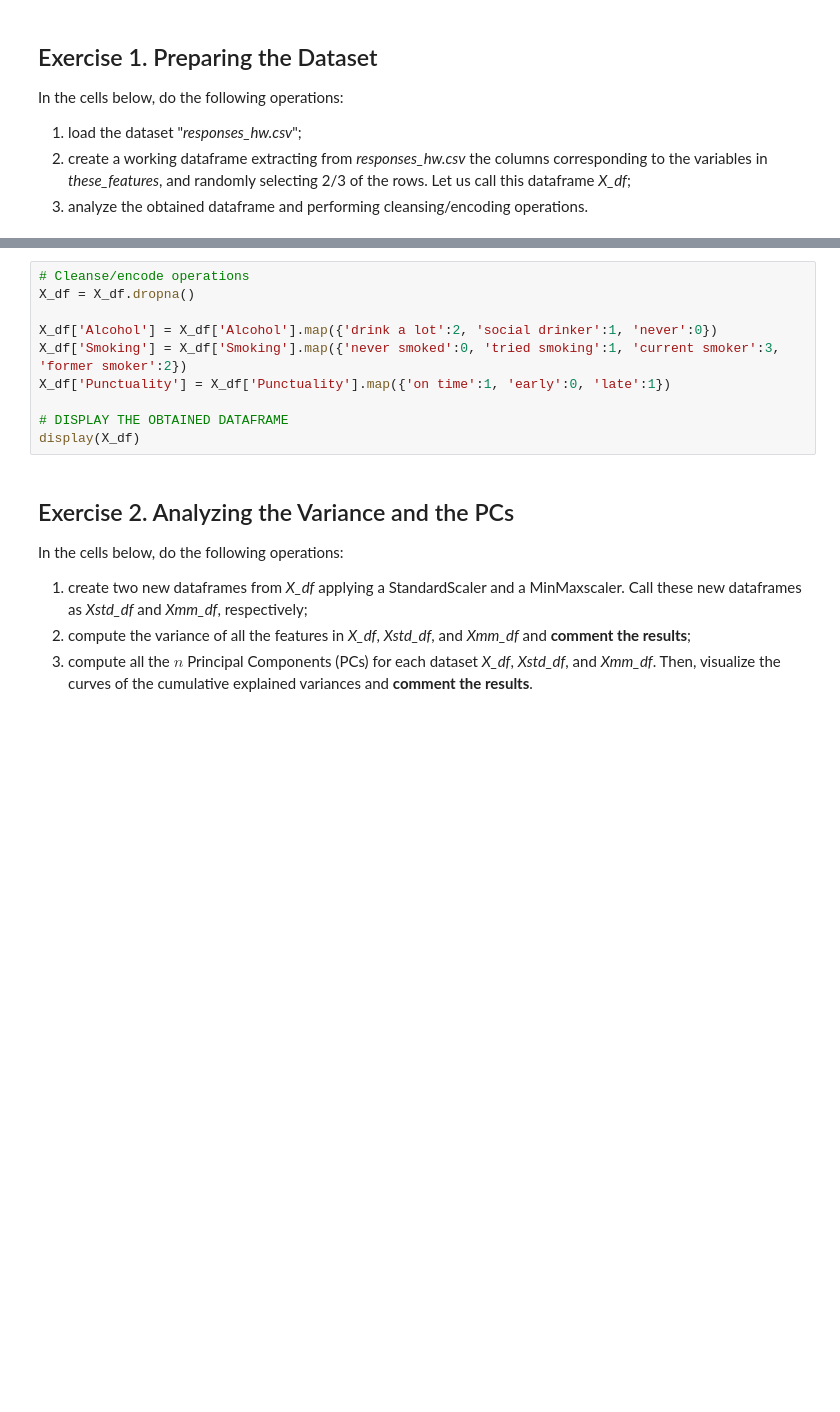
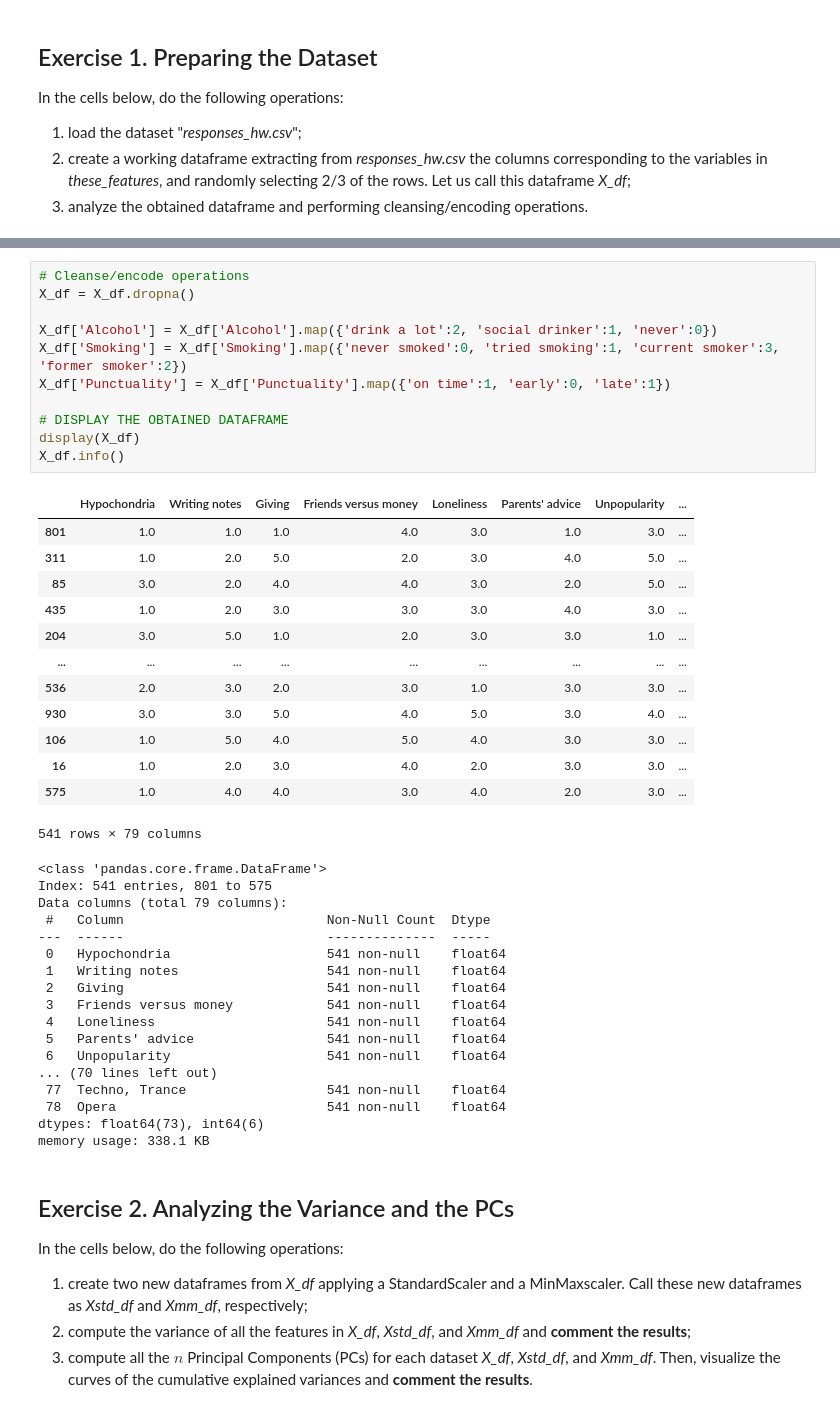
Before and after one commit to andrespinni/HW_PCA, a Jupyter notebook: HWpca_Surname1_Surname2.ipynb, the cells around one changed output, grey strips where cells are left out. Saved outputs shown, nothing was run; the diff lists cells and outputs as text; blank space fills up the shorter version.

```diff
--- a/HWpca_Surname1_Surname2.ipynb
+++ b/HWpca_Surname1_Surname2.ipynb
@@ -168,13 +249,45 @@ print(missing_values)
 # %%
 # Cleanse/encode operations
 X_df = X_df.dropna()
 
 X_df['Alcohol'] = X_df['Alcohol'].map({'drink a lot':2, 'social drinker':1, 'never':0})
 X_df['Smoking'] = X_df['Smoking'].map({'never smoked':0, 'tried smoking':1, 'current smoker':3, 'former smoker':2})
 X_df['Punctuality'] = X_df['Punctuality'].map({'on time':1, 'early':0, 'late':1})
 
 # DISPLAY THE OBTAINED DATAFRAME
 display(X_df)
+X_df.info()
+# %% [output]
+|  | Hypochondria | Writing notes | Giving | Friends versus money | Loneliness | Parents' advice | Unpopularity | ... |
+| 801 | 1.0 | 1.0 | 1.0 | 4.0 | 3.0 | 1.0 | 3.0 | ... |
+| 311 | 1.0 | 2.0 | 5.0 | 2.0 | 3.0 | 4.0 | 5.0 | ... |
+| 85 | 3.0 | 2.0 | 4.0 | 4.0 | 3.0 | 2.0 | 5.0 | ... |
+| 435 | 1.0 | 2.0 | 3.0 | 3.0 | 3.0 | 4.0 | 3.0 | ... |
+| 204 | 3.0 | 5.0 | 1.0 | 2.0 | 3.0 | 3.0 | 1.0 | ... |
+| ... | ... | ... | ... | ... | ... | ... | ... | ... |
+| 536 | 2.0 | 3.0 | 2.0 | 3.0 | 1.0 | 3.0 | 3.0 | ... |
+| 930 | 3.0 | 3.0 | 5.0 | 4.0 | 5.0 | 3.0 | 4.0 | ... |
+| 106 | 1.0 | 5.0 | 4.0 | 5.0 | 4.0 | 3.0 | 3.0 | ... |
+| 16 | 1.0 | 2.0 | 3.0 | 4.0 | 2.0 | 3.0 | 3.0 | ... |
+| 575 | 1.0 | 4.0 | 4.0 | 3.0 | 4.0 | 2.0 | 3.0 | ... |
+541 rows × 79 columns
+<class 'pandas.core.frame.DataFrame'>
+Index: 541 entries, 801 to 575
+Data columns (total 79 columns):
+ #   Column                          Non-Null Count  Dtype
+---  ------                          --------------  -----
+ 0   Hypochondria                    541 non-null    float64
+ 1   Writing notes                   541 non-null    float64
+ 2   Giving                          541 non-null    float64
+ 3   Friends versus money            541 non-null    float64
+ 4   Loneliness                      541 non-null    float64
+ 5   Parents' advice                 541 non-null    float64
+ 6   Unpopularity                    541 non-null    float64
+... (70 lines left out)
+ 77  Techno, Trance                  541 non-null    float64
+ 78  Opera                           541 non-null    float64
+dtypes: float64(73), int64(6)
+memory usage: 338.1 KB
 # %% [markdown]
 ## Exercise 2. Analyzing the Variance and the PCs
 
```
Also changed, not shown: parts of 7 cells of this notebook.
